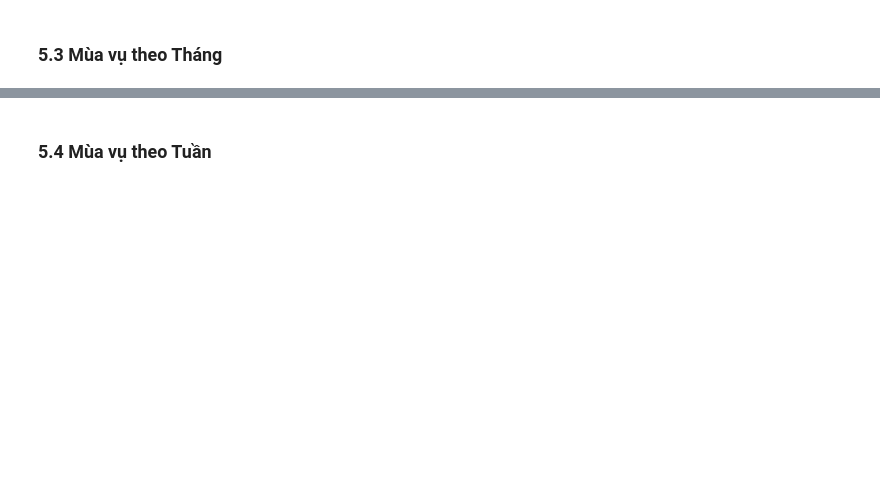
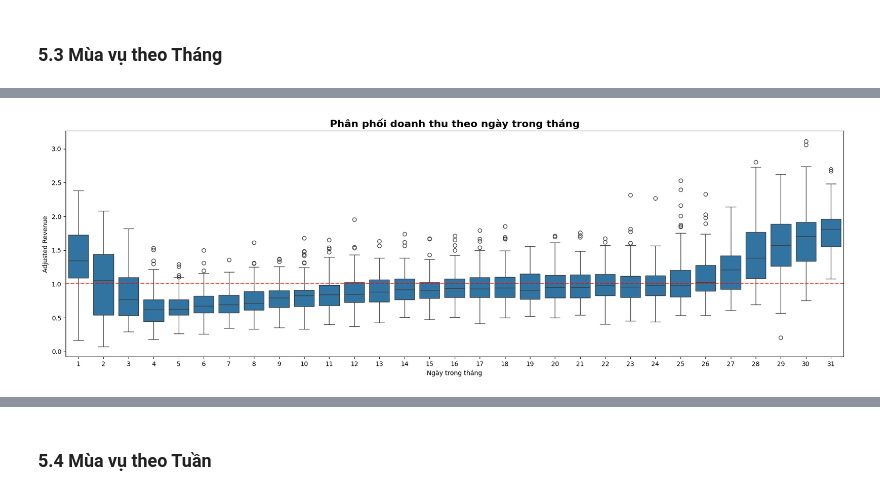
Before and after one commit to anhthu0910/vimchanhxa-datathon, a Jupyter notebook: notebooks/03_EDA_DEMO.ipynb, the cells around one changed output, grey strips where cells are left out. Cells and saved outputs as stored; diff of their text form; code cells hidden in the pictures; blank space fills up the shorter version.

```diff
--- a/notebooks/03_EDA_DEMO.ipynb
+++ b/notebooks/03_EDA_DEMO.ipynb
@@ -232,0 +407,24 @@ Sau khi xử lý được tính chu kỳ của doanh nghiệp, chúng tôi sẽ
+# %%
+# Phân phối doanh thu theo ngày trong tháng
+plt.figure(figsize=(18,6))
+
+sns.boxplot(
+    data=df,
+    x='day_of_month',
+    y='adj_revenue'
+)
+
+plt.axhline(1.0, linestyle='--', color='red', alpha=0.7)
+
+plt.title(
+    'Phân phối doanh thu theo ngày trong tháng',
+    fontsize=16,
+    fontweight='bold'
+)
+
+plt.xlabel('Ngày trong tháng')
+plt.ylabel('Adjusted Revenue')
+plt.tight_layout()
+plt.show()
+# %% [output]
+[figure, added]
```
Also changed, not shown: parts of 19 cells of this notebook.
